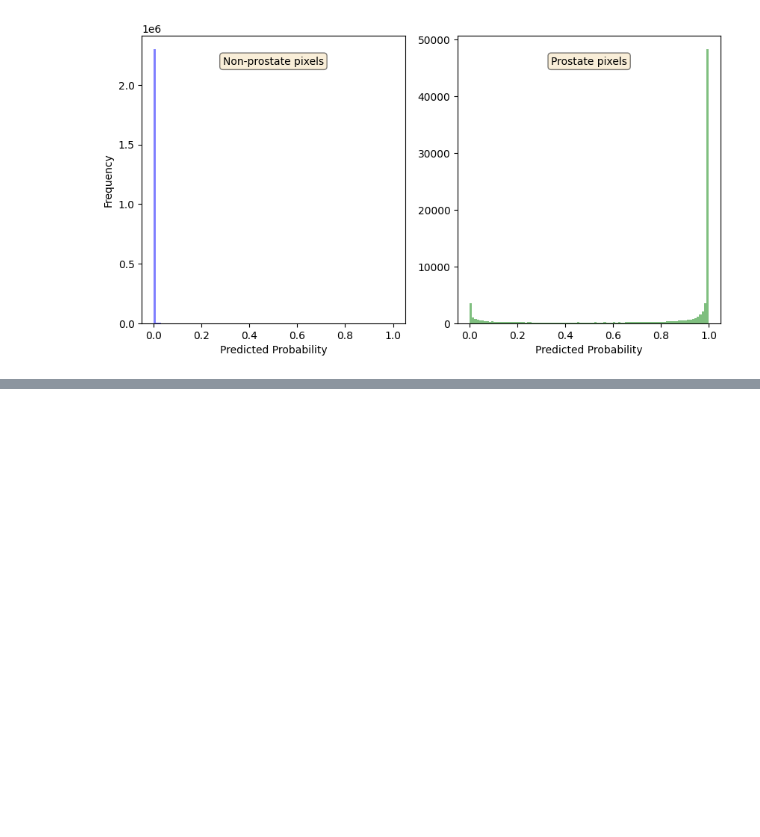
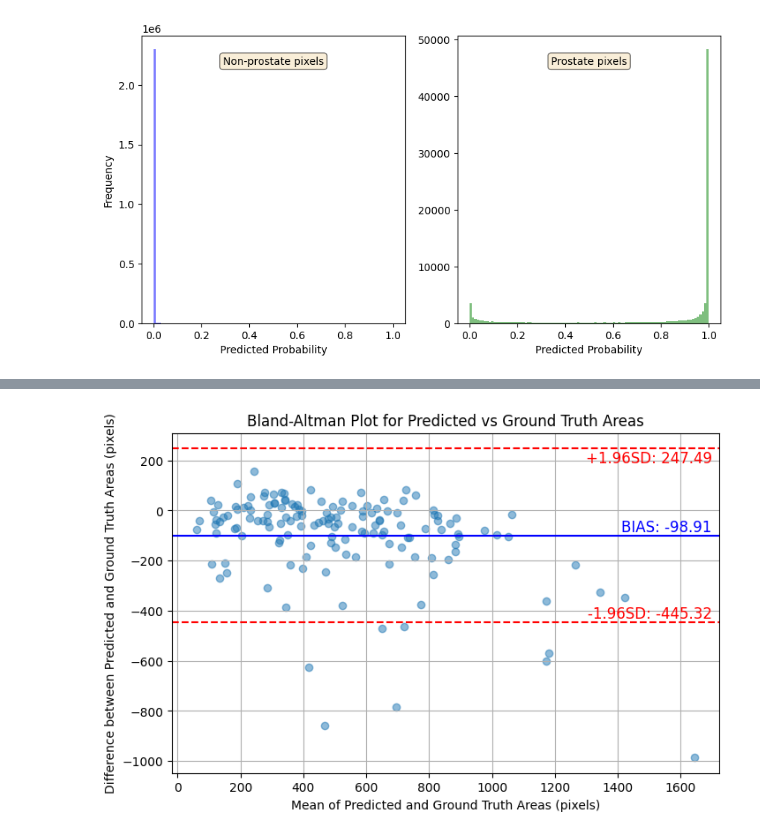
Before and after one commit to matthew-gerry/mri_segmentation_prostate, a Jupyter notebook: visualization.ipynb, the cells around one changed output, grey strips where cells are left out. Saved outputs shown, nothing was run; the diff lists cells and outputs as text; code cells hidden in the pictures; blank space fills up the shorter version.

```diff
--- a/visualization.ipynb
+++ b/visualization.ipynb
@@ -159,0 +185,45 @@ plt.show()
+# %%
+# Create a Bland-Altman plot for the predicted vs ground truth areas across the validation set
+all_gt_areas = []
+all_pred_areas = []
+
+model.eval()
+with torch.no_grad():
+    for images, masks in val_loader:
+        outputs = model(images)
+        outputs = outputs['out'] if isinstance(outputs, dict) else outputs # Depending on whether we are using the scratch UNet or transfer learning model
+        masks_np = masks.squeeze(1).cpu().numpy()
+
+        ba_batch = utils.bland_altman_areas(outputs, masks) # Function that calculates Bland-Altman areas for a given batch
+
+        # Collect areas; ignore batch-level stats (compute once globally at end)
+        all_gt_areas.append(ba_batch[0])
+        all_pred_areas.append(ba_batch[1])
+
+    # Concatenate across all batches
+    gt_areas   = np.concatenate(all_gt_areas, axis=0)
+    pred_areas = np.concatenate(all_pred_areas, axis=0)
+# %%
+# Global Bland-Altman stats
+means = 0.5 * (pred_areas + gt_areas)
+diffs = pred_areas - gt_areas
+bias = float(diffs.mean())
+sd   = float(diffs.std(ddof=1)) if diffs.size > 1 else 0.0
+loa_low  = bias - 1.96 * sd
+loa_high = bias + 1.96 * sd
+
+fig, ax = plt.subplots(figsize=(8,5))
+ax.scatter(means, diffs, alpha=0.5)
+ax.axhline(bias, color='blue', linestyle='-', label=f'Bias = {bias:.2f}')
+ax.text(1700, bias, f'BIAS: {bias:.2f}', color='blue', fontsize=12, verticalalignment='bottom', horizontalalignment='right')
+ax.axhline(loa_low, color='red', linestyle='--', label=f'Lower LoA = {loa_low:.2f}')
+ax.text(1700, loa_low, f'-1.96SD: {loa_low:.2f}', color='red', fontsize=12, verticalalignment='bottom', horizontalalignment='right')
+ax.axhline(loa_high, color='red', linestyle='--', label=f'Upper LoA = {loa_high:.2f}')
+ax.text(1700, loa_high-8, f'+1.96SD: {loa_high:.2f}', color='red', fontsize=12, verticalalignment='top', horizontalalignment='right')
+ax.set_xlabel('Mean of Predicted and Ground Truth Areas (pixels)')
+ax.set_ylabel('Difference between Predicted and Ground Truth Areas (pixels)')
+ax.set_title('Bland-Altman Plot for Predicted vs Ground Truth Areas')
+plt.grid()
+plt.show()
+# %% [output]
+[figure, added]
```
Also changed, not shown: parts of 4 cells of this notebook, 3 other files.
